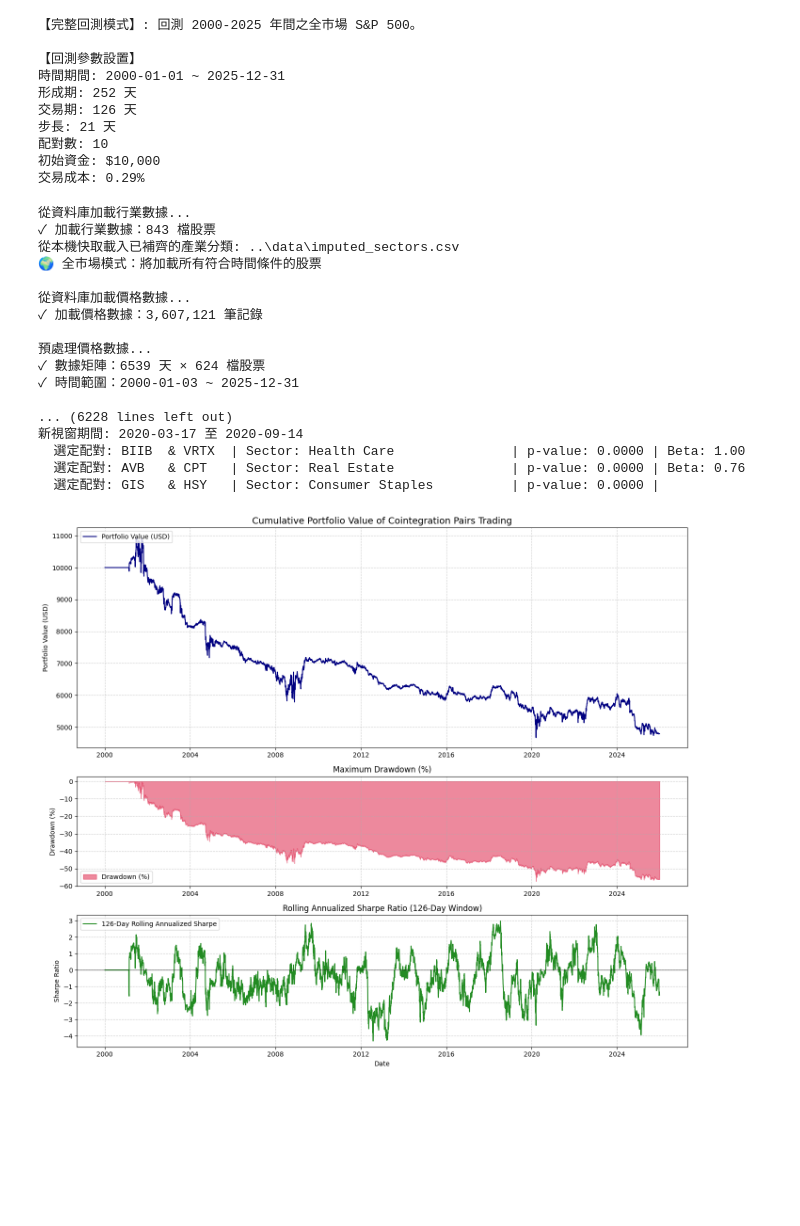
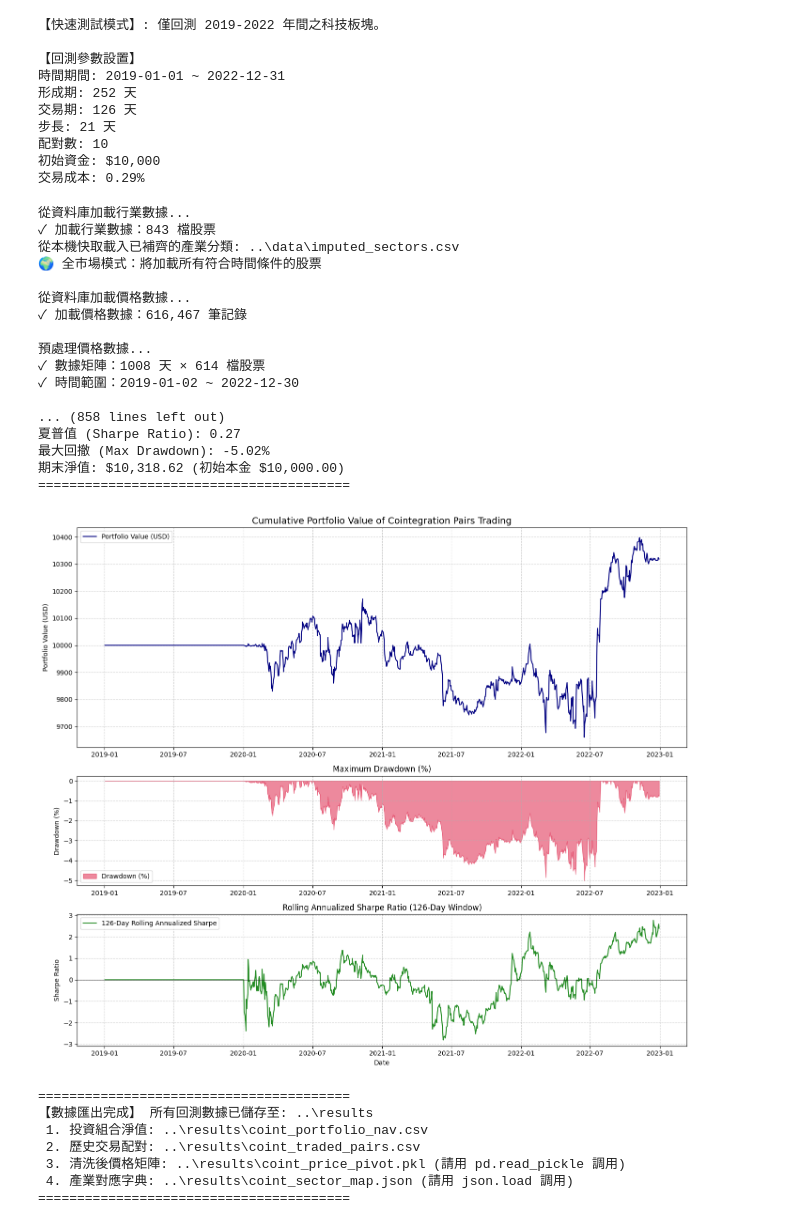
Before and after one commit to LerajieAsta/pairtrade_trainingproject, a Jupyter notebook: notebooks/Engle_gramger.ipynb, the cells around one changed output. Drawn from its saved outputs; the diff is of its cells as text; code cells hidden in the pictures; blank space fills up the shorter version.

```diff
--- a/notebooks/Engle_gramger.ipynb
+++ b/notebooks/Engle_gramger.ipynb
@@ -20,14 +21,14 @@ warnings.filterwarnings('ignore')
 # %%
 # 參數區域
 # ==========================================
-FAST_TEST_MODE = False
+FAST_TEST_MODE = True
 if FAST_TEST_MODE:
     print("【快速測試模式】: 僅回測 2019-2022 年間之科技板塊。")
     # 縮短時間：涵蓋 2020 疫情崩盤與 2022 升息的壓力測試區間
     START_DATE = '2019-01-01'
     END_DATE = '2022-12-31'
     # 縮小股票池：僅測試單一板塊，運算量大幅減少
-    TARGET_SECTOR = 'Information Technology'
+    TARGET_SECTOR = None
 else:
     print("【完整回測模式】: 回測 2000-2025 年間之全市場 S&P 500。")
     # 論文要求的全樣本時間
@@ -55,7 +56,7 @@ P_THRESHOLD = 0.01
 Z_ENTRY = 2.0               # 進場標準差閾值（SSD 方法中改用 2×σ_formation）
 Z_EXIT = 0.0                # 平倉標準差閾值
 TRANSACTION_COST = 0.0029   # 單邊交易成本 (0.29%)
-MAX_LOSS_PCT = 0            # 停損 (0 = 無停損)
+MAX_LOSS_PCT = 0.03         # 停損 (0 = 無停損)
 
 # 資金配置
 INITIAL_CAPITAL = 10000  # 初始本金
@@ -75,10 +76,10 @@ print(f"""
 交易成本: {TRANSACTION_COST*100:.2f}%
 """)
 # %% [output]
-【完整回測模式】: 回測 2000-2025 年間之全市場 S&P 500。
+【快速測試模式】: 僅回測 2019-2022 年間之科技板塊。
 
 【回測參數設置】
-時間期間: 2000-01-01 ~ 2025-12-31
+時間期間: 2019-01-01 ~ 2022-12-31
 形成期: 252 天
 交易期: 126 天
 步長: 21 天
@@ -587,39 +620,49 @@ if __name__ == "__main__":
     print(f'\n【行業分佈】\n{pd.Series(sector_map).value_counts().head(10)}\n')
 
     # 執行回測
     backtester = CointPairsTrading(
         data=price_pivot,
         sector_map=sector_map,
         formation_days=FORMATION_WINDOW,
         trading_days=TRADING_WINDOW,
         rolling_window=ROLLING_WINDOW,
         capital_tranches=CAPITAL_TRANCHES,
         initial_capital=INITIAL_CAPITAL,
         z_entry=Z_ENTRY,
         z_exit=Z_EXIT,
         top_n_pairs=TOP_N_PAIRS,
         p_threshold=P_THRESHOLD,
         fee=TRANSACTION_COST,
         max_loss_pct=MAX_LOSS_PCT
     )
 
     backtester.run_backtest()
+
+     # 執行數據匯出
+    backtester.export_data()
 # %% [output]
 從資料庫加載行業數據...
 ✓ 加載行業數據：843 檔股票
 從本機快取載入已補齊的產業分類: ..\data\imputed_sectors.csv
 🌍 全市場模式：將加載所有符合時間條件的股票
 
 從資料庫加載價格數據...
-✓ 加載價格數據：3,607,121 筆記錄
+✓ 加載價格數據：616,467 筆記錄
 
 預處理價格數據...
-✓ 數據矩陣：6539 天 × 624 檔股票
-✓ 時間範圍：2000-01-03 ~ 2025-12-31
+✓ 數據矩陣：1008 天 × 614 檔股票
+✓ 時間範圍：2019-01-02 ~ 2022-12-30
 
-... (6228 lines left out)
-新視窗期間: 2020-03-17 至 2020-09-14
-  選定配對: BIIB  & VRTX  | Sector: Health Care               | p-value: 0.0000 | Beta: 1.00
-  選定配對: AVB   & CPT   | Sector: Real Estate               | p-value: 0.0000 | Beta: 0.76
-  選定配對: GIS   & HSY   | Sector: Consumer Staples          | p-value: 0.0000 |
+... (858 lines left out)
+夏普值 (Sharpe Ratio): 0.27
+最大回撤 (Max Drawdown): -5.02%
+期末淨值: $10,318.62 (初始本金 $10,000.00)
+========================================
-[figure, old version]
+[figure, new version]
+========================================
+【數據匯出完成】 所有回測數據已儲存至: ..\results
+ 1. 投資組合淨值: ..\results\coint_portfolio_nav.csv
+ 2. 歷史交易配對: ..\results\coint_traded_pairs.csv
+ 3. 清洗後價格矩陣: ..\results\coint_price_pivot.pkl (請用 pd.read_pickle 調用)
+ 4. 產業對應字典: ..\results\coint_sector_map.json (請用 json.load 調用)
+========================================
```
Also changed, not shown: parts of 2 cells of this notebook, 4 other files.
